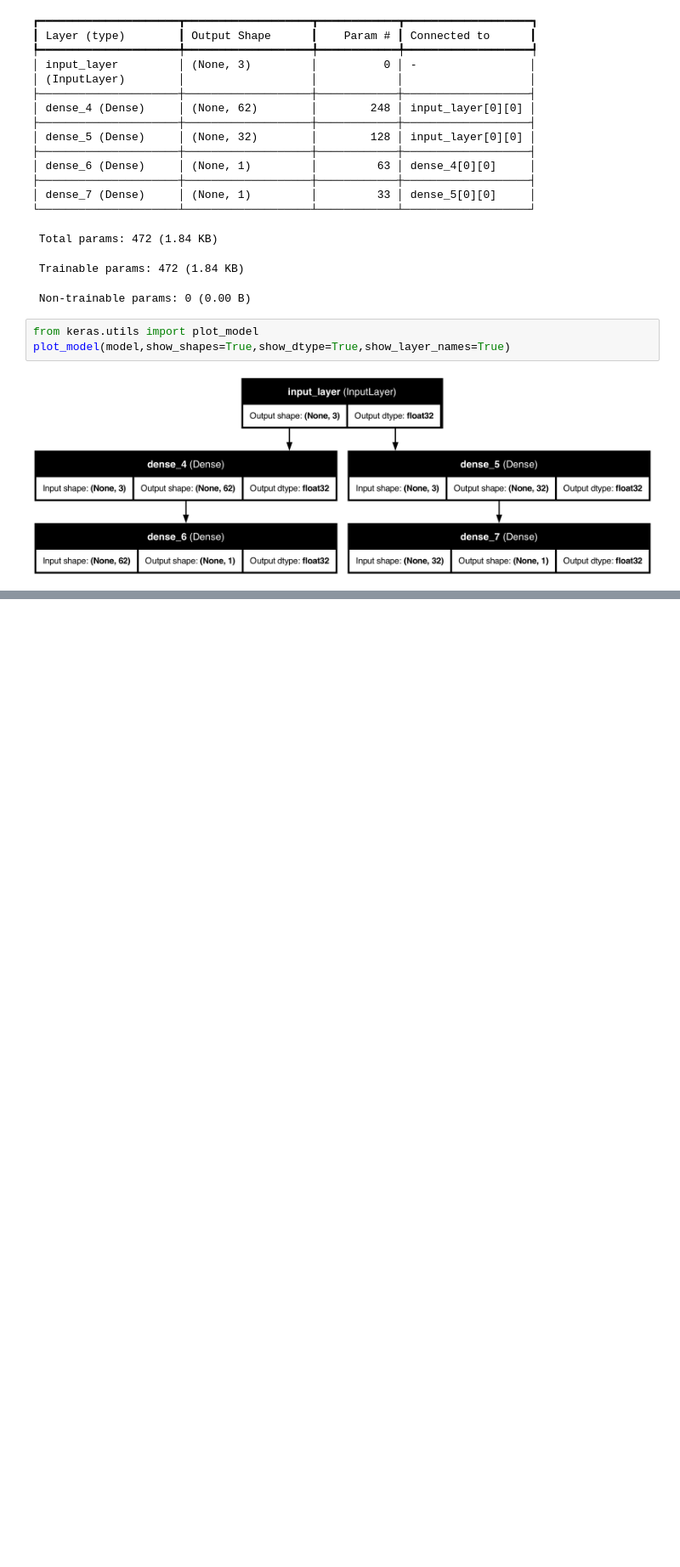
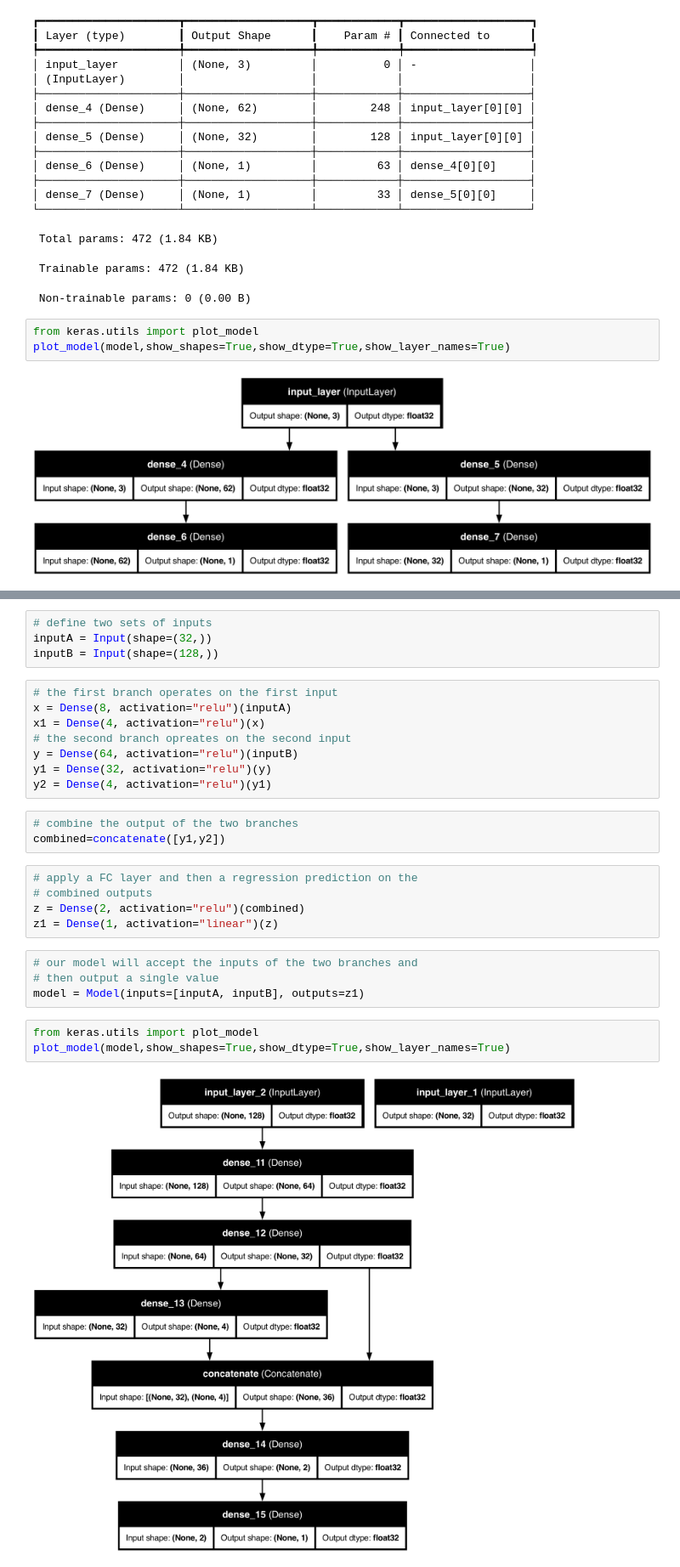
Before and after one commit to chandan11248/deep-learning, a Jupyter notebook: CNN/functional_api.ipynb, the cells around one changed output, grey strips where cells are left out. Shown: that part at 85% size. Cells and saved outputs as stored; diff of their text form; blank space fills up the shorter version.

Commit message:
multi input functional api in keras to implement the non linear model sequence

```diff
--- a/CNN/functional_api.ipynb
+++ b/CNN/functional_api.ipynb
@@ -41,0 +44,29 @@ plot_model(model,show_shapes=True,show_dtype=True,show_layer_names=True)
+# %%
+# define two sets of inputs
+inputA = Input(shape=(32,))
+inputB = Input(shape=(128,))
+# %%
+# the first branch operates on the first input
+x = Dense(8, activation="relu")(inputA)
+x1 = Dense(4, activation="relu")(x)
+# the second branch opreates on the second input
+y = Dense(64, activation="relu")(inputB)
+y1 = Dense(32, activation="relu")(y)
+y2 = Dense(4, activation="relu")(y1)
+# %%
+# combine the output of the two branches
+combined=concatenate([y1,y2])
+# %%
+# apply a FC layer and then a regression prediction on the
+# combined outputs
+z = Dense(2, activation="relu")(combined)
+z1 = Dense(1, activation="linear")(z)
+# %%
+# our model will accept the inputs of the two branches and
+# then output a single value
+model = Model(inputs=[inputA, inputB], outputs=z1)
+# %%
+from keras.utils import plot_model
+plot_model(model,show_shapes=True,show_dtype=True,show_layer_names=True)
+# %% [output]
+[figure, added]
```
Also changed, not shown: parts of 1 cell of this notebook, 1 other file.
